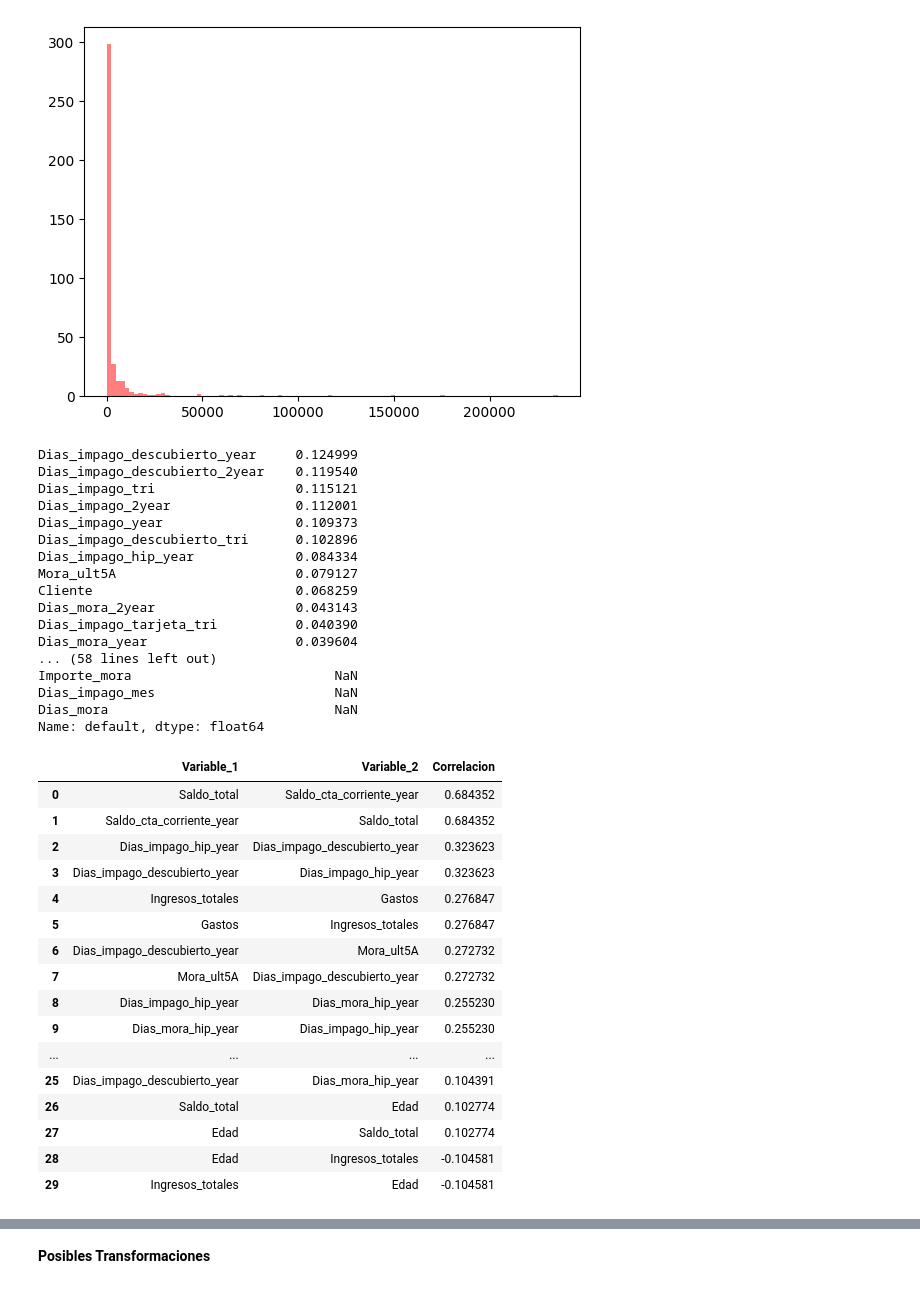
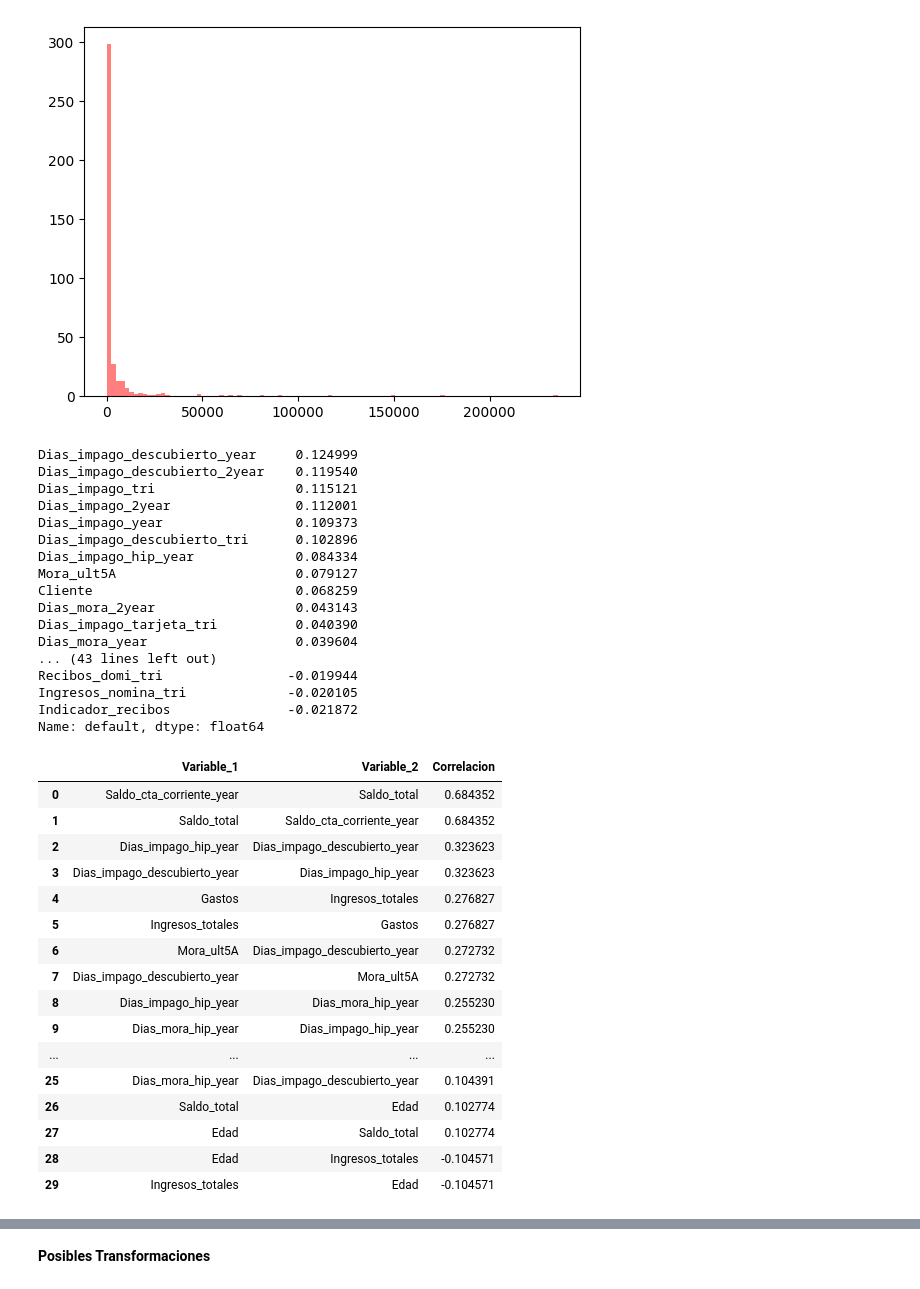
Before and after one commit to martamateosgon/Finanzas_MS, a Jupyter notebook: analisis_marta_nagore.ipynb, the cells around one changed output, grey strips where cells are left out. Cells and saved outputs as stored; diff of their text form; code cells hidden in the pictures.

```diff
--- a/analisis_marta_nagore.ipynb
+++ b/analisis_marta_nagore.ipynb
@@ -150,6 +152,7 @@ display(tabla2)
 | 0 | 0.999724 | 0.000276 |
 | 1 | 0.998146 | 0.001854 |
 # %%
+df.loc[df['Ingresos_totales'] == 0, 'Ingresos_totales'] = 1
 df['Gastos/Ingresos'] = df['Gastos'] / df['Ingresos_totales']
 df['Cuotas_ptmos/Ingresos'] = df['Cuotas_ptmos'] / df['Ingresos_totales']
 df['Recibos_denegados_dummy'] = (df['Recibos_denegados'] > 0).astype(int)
@@ -350,68 +354,65 @@ Cliente                          0.068259
 Dias_mora_2year                  0.043143
 Dias_impago_tarjeta_tri          0.040390
 Dias_mora_year                   0.039604
-... (58 lines left out)
-Importe_mora                          NaN
-Dias_impago_mes                       NaN
-Dias_mora                             NaN
+... (43 lines left out)
+Recibos_domi_tri                -0.019944
+Ingresos_nomina_tri             -0.020105
+Indicador_recibos               -0.021872
 Name: default, dtype: float64
 # %%
 # Correlación con las variables de interés (están puestas en el doc, pq son de interés)
 
 # Lista de variables de interés
 variables_interes = [
-    'default', 'Edad', 'Ingresos_totales', 'Gastos', 'Saldo_cta_corriente_year',
-    'Saldo_total', 'Dias_impago_hip', 'Dias_impago_hip_year', 'Dias_mora_hip_year',
-    'Importe_impago_hip', 'Importe_mora_hip', 'Impago_ptmo_pers',
-    'Dias_imp_ptmopers', 'Importe_impago_ptmopers', 'Dias_impago_tarjeta',
-    'Importe_impago_tarjeta', 'Dias_impago_descubierto_year', 'Importe_impago_descubierto',
-    'Mora_ult5A'
+    'default', 'Edad', 'Dias_impago_hip_year', 'Dias_mora_hip_year',
+    'Dias_impago_descubierto_year', 'Saldo_total',
+    'Saldo_cta_corriente_year', 'Ingresos_totales', 'Gastos', 'Mora_ult5A'
 ]
 
 # Filtrar el dataset solo con las variables de interés
 df_filtered = df[variables_interes]
 
 # Calcular la matriz de correlación
 correlation_matrix = df_filtered.corr()
 
 # Umbral de correlación
 umbral = 0.1  # Puedes ajustar este valor según lo que consideres relevante
 
 
 # Enmascarar la diagonal (correlaciones de una variable consigo misma)
 mask = np.triu(np.ones_like(correlation_matrix, dtype=bool))
 
 # Filtrar las correlaciones por el umbral (superior a +0.7 o -0.7)
 filtered_corr_matrix2 = correlation_matrix.where(np.abs(correlation_matrix) > umbral)
 
 # Eliminar la diagonal (correlaciones de una variable consigo misma) para que no se muestre
 filtered_corr_matrix2 = filtered_corr_matrix2.stack().reset_index()
 
 # Filtrar para que solo se muestren las correlaciones por encima del umbral (sin duplicados)
 filtered_corr_matrix2.columns = ['Variable_1', 'Variable_2', 'Correlacion']
 filtered_corr_matrix2 = filtered_corr_matrix2[filtered_corr_matrix2['Variable_1'] != filtered_corr_matrix2['Variable_2']]
 
 # Mostrar la tabla
 pd.set_option('display.max_rows', None)  # Para que muestre todas las filas sin truncarlas
 filtered_corr_matrix2.sort_values(by='Correlacion', ascending=False).reset_index(drop=True)
 # %% [output]
 |  | Variable_1 | Variable_2 | Correlacion |
-| 0 | Saldo_total | Saldo_cta_corriente_year | 0.684352 |
-| 1 | Saldo_cta_corriente_year | Saldo_total | 0.684352 |
+| 0 | Saldo_cta_corriente_year | Saldo_total | 0.684352 |
+| 1 | Saldo_total | Saldo_cta_corriente_year | 0.684352 |
 | 2 | Dias_impago_hip_year | Dias_impago_descubierto_year | 0.323623 |
 | 3 | Dias_impago_descubierto_year | Dias_impago_hip_year | 0.323623 |
-| 4 | Ingresos_totales | Gastos | 0.276847 |
-| 5 | Gastos | Ingresos_totales | 0.276847 |
-| 6 | Dias_impago_descubierto_year | Mora_ult5A | 0.272732 |
-| 7 | Mora_ult5A | Dias_impago_descubierto_year | 0.272732 |
+| 4 | Gastos | Ingresos_totales | 0.276827 |
+| 5 | Ingresos_totales | Gastos | 0.276827 |
+| 6 | Mora_ult5A | Dias_impago_descubierto_year | 0.272732 |
+| 7 | Dias_impago_descubierto_year | Mora_ult5A | 0.272732 |
 | 8 | Dias_impago_hip_year | Dias_mora_hip_year | 0.255230 |
 | 9 | Dias_mora_hip_year | Dias_impago_hip_year | 0.255230 |
 | ... | ... | ... | ... |
-| 25 | Dias_impago_descubierto_year | Dias_mora_hip_year | 0.104391 |
+| 25 | Dias_mora_hip_year | Dias_impago_descubierto_year | 0.104391 |
 | 26 | Saldo_total | Edad | 0.102774 |
 | 27 | Edad | Saldo_total | 0.102774 |
-| 28 | Edad | Ingresos_totales | -0.104581 |
-| 29 | Ingresos_totales | Edad | -0.104581 |
+| 28 | Edad | Ingresos_totales | -0.104571 |
+| 29 | Ingresos_totales | Edad | -0.104571 |
 # %%
 # Obtener las correlaciones con 'default' de la matriz de correlación --> CORRELACIONES 'DEFAULT'
 default_corr2 = correlation_matrix['default'].sort_values(ascending=False)
```
Also changed, not shown: parts of 7 cells of this notebook, 1 other file.
